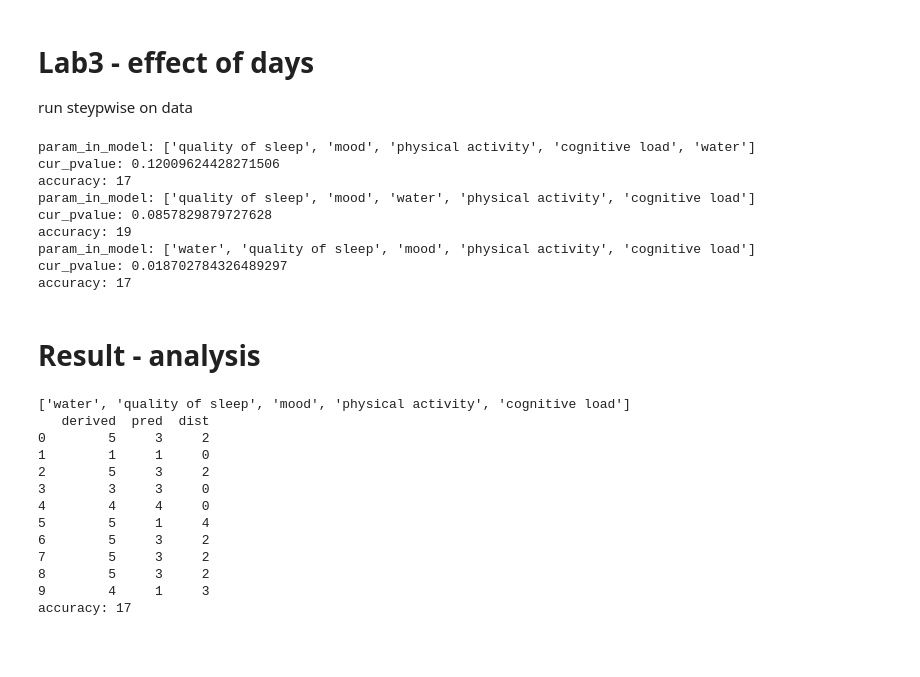
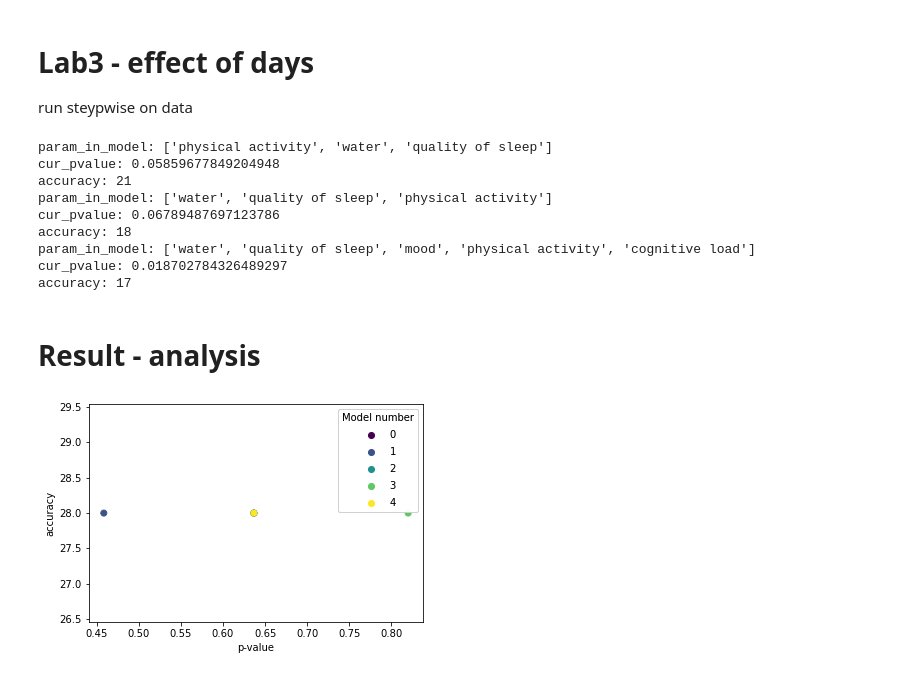
Before and after one commit to vladigr1/soft-project, a Jupyter notebook: labs/lab3.ipynb, the cells around one changed output. Drawn from its saved outputs; the diff is of its cells as text; code cells hidden in the pictures; blank space fills up the shorter version.

```diff
--- a/labs/lab3.ipynb
+++ b/labs/lab3.ipynb
@@ -6,8 +6,11 @@ run steypwise on data
 import algorithms
 
 
-in_threshold = 0.3
-out_threshold = 0.05
+import warnings
+warnings.filterwarnings("ignore") # ignore warning
+
+in_threshold = 0.07
+out_threshold = 0.07
 sderived = 'amount of sleep'
 data = algorithms.load_data('30days.csv', sderived)
 
@@ -41,35 +44,48 @@ print(f'cur_pvalue: {cur_pvalue}')
 distance = evaluation.distance_vec(data[20:30], sderived, param_in_model, fit_model)
 print(f'accuracy: {evaluation.accuracy(distance)}')
 # %% [output]
-param_in_model: ['quality of sleep', 'mood', 'physical activity', 'cognitive load', 'water']
-cur_pvalue: 0.12009624428271506
-accuracy: 17
-param_in_model: ['quality of sleep', 'mood', 'water', 'physical activity', 'cognitive load']
-cur_pvalue: 0.0857829879727628
-accuracy: 19
+param_in_model: ['physical activity', 'water', 'quality of sleep']
+cur_pvalue: 0.05859677849204948
+accuracy: 21
+param_in_model: ['water', 'quality of sleep', 'physical activity']
+cur_pvalue: 0.06789487697123786
+accuracy: 18
 param_in_model: ['water', 'quality of sleep', 'mood', 'physical activity', 'cognitive load']
 cur_pvalue: 0.018702784326489297
 accuracy: 17
 # %% [markdown]
 # Result - analysis
-# %%
-import evaluation
-#print(data['mood'][14:30])
-distance = evaluation.distance_vec(data[20:30], sderived, param_in_model, fit_model)
-print(param_in_model)
-print(distance)
-print(f'accuracy: {evaluation.accuracy(distance)}')
-# %% [output]
-['water', 'quality of sleep', 'mood', 'physical activity', 'cognitive load']
-   derived  pred  dist
-0        5     3     2
-1        1     1     0
-2        5     3     2
-3        3     3     0
-4        4     4     0
-5        5     1     4
-6        5     3     2
-7        5     3     2
-8        5     3     2
-9        4     1     3
-accuracy: 17
+# %%
+import algorithms
+from algorithms import stepwise_regression
+import evaluation
+import warnings
+warnings.filterwarnings("ignore") # ignore warning
+
+
+sderived = 'amount of sleep'
+data = algorithms.load_data('30days.csv', sderived)
+lbasics = list(data.columns.values)
+lbasics.remove(sderived)
+
+x, y = evaluation.evaluation_graph(data, sderived, lbasics, 10, stepwise_regression)
+import numpy as np
+import matplotlib.pyplot as plt
+
+
+N = len(x)
+c = range(N)
+
+fig, ax = plt.subplots()
+
+scatter = ax.scatter(x, y, c=c)
+plt.xlabel("p-value")
+plt.ylabel("accuracy")
+
+# produce a legend with the unique colors from the scatter
+legend1 = ax.legend(*scatter.legend_elements(),
+                loc="upper right", title="Model number")
+ax.add_artist(legend1)
+plt.show()
+# %% [output]
+[figure, added]
```
Also changed, not shown: parts of 2 cells of this notebook, 10 other files.
